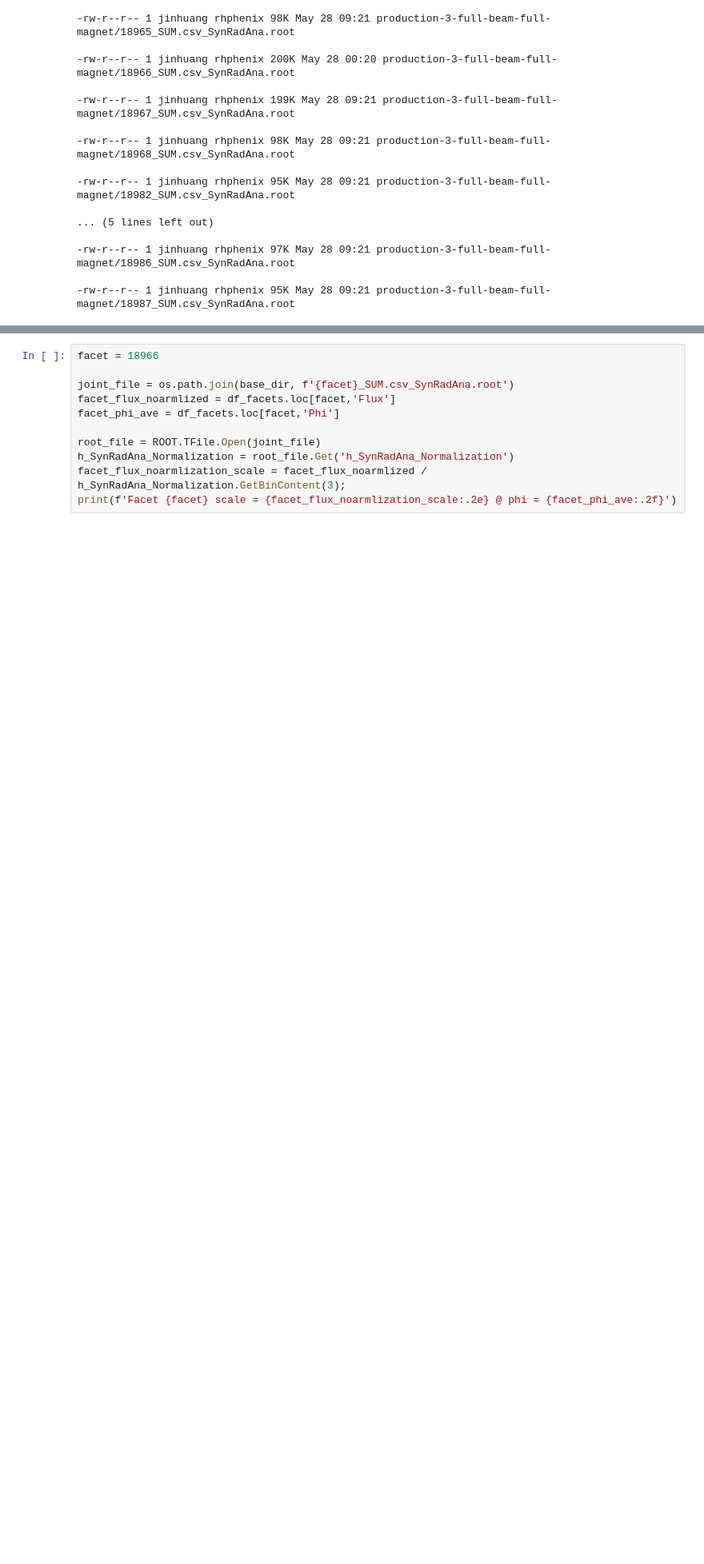
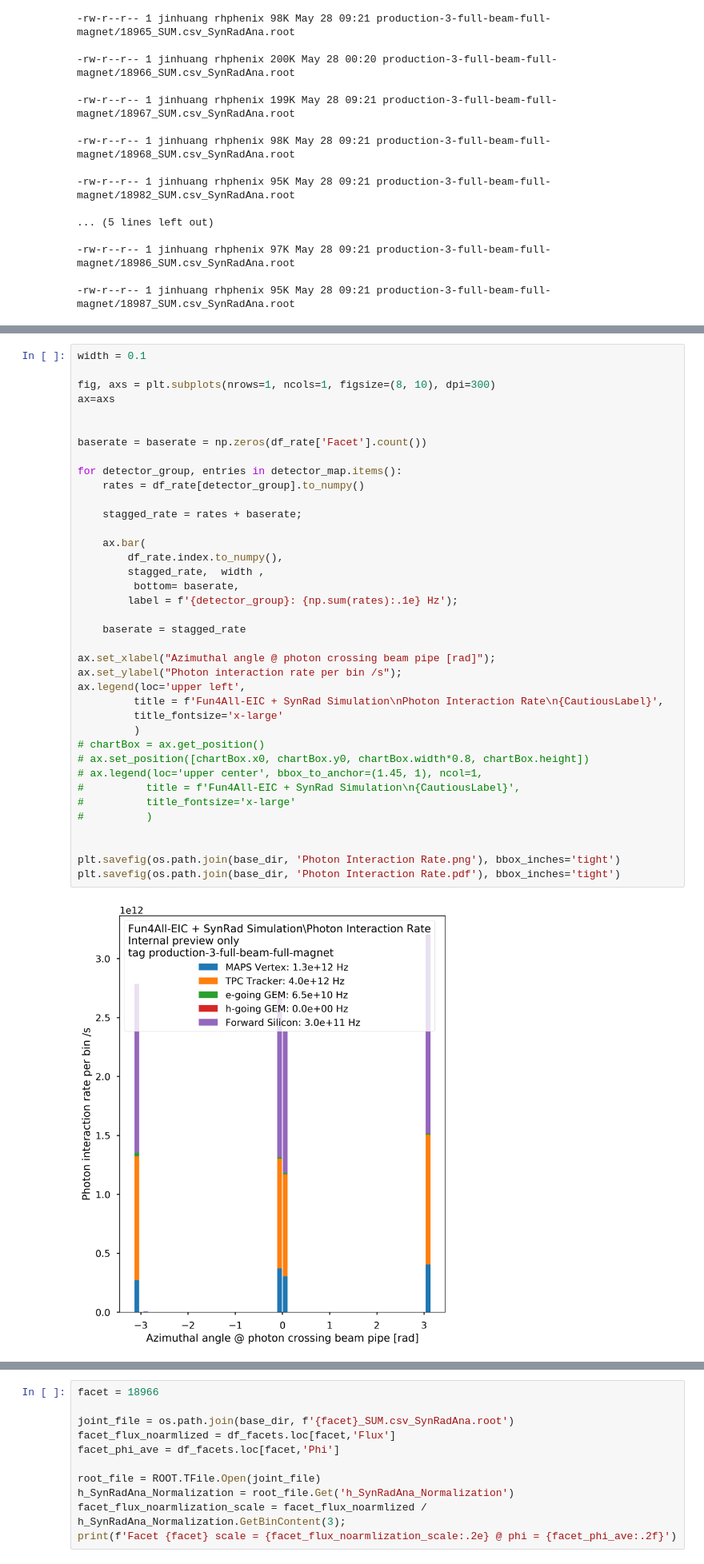
Before and after one commit to blackcathj/SynRad, a Jupyter notebook: RateCalculation.ipynb, the cells around one changed output, grey strips where cells are left out. Shown at 80% size. Saved outputs shown, nothing was run; the diff lists cells and outputs as text; blank space fills up the shorter version.

```diff
--- a/RateCalculation.ipynb
+++ b/RateCalculation.ipynb
@@ -196,0 +185,40 @@ dict_rate
+# %%
+width = 0.1
+
+fig, axs = plt.subplots(nrows=1, ncols=1, figsize=(8, 10), dpi=300)
+ax=axs
+
+
+baserate = baserate = np.zeros(df_rate['Facet'].count())
+
+for detector_group, entries in detector_map.items():
+    rates = df_rate[detector_group].to_numpy()
+
+    stagged_rate = rates + baserate;
+
+    ax.bar(
+        df_rate.index.to_numpy(),
+        stagged_rate,  width ,
+         bottom= baserate,
+        label = f'{detector_group}: {np.sum(rates):.1e} Hz');
+
+    baserate = stagged_rate
+
+ax.set_xlabel("Azimuthal angle @ photon crossing beam pipe [rad]");
+ax.set_ylabel("Photon interaction rate per bin /s");
+ax.legend(loc='upper left',
+         title = f'Fun4All-EIC + SynRad Simulation\nPhoton Interaction Rate\n{CautiousLabel}',
+         title_fontsize='x-large'
+         )
+# chartBox = ax.get_position()
+# ax.set_position([chartBox.x0, chartBox.y0, chartBox.width*0.8, chartBox.height])
+# ax.legend(loc='upper center', bbox_to_anchor=(1.45, 1), ncol=1,
+#          title = f'Fun4All-EIC + SynRad Simulation\n{CautiousLabel}',
+#          title_fontsize='x-large'
+#          )
+
+
+plt.savefig(os.path.join(base_dir, 'Photon Interaction Rate.png'), bbox_inches='tight')
+plt.savefig(os.path.join(base_dir, 'Photon Interaction Rate.pdf'), bbox_inches='tight')
+# %% [output]
+[figure, added]
```
Also changed, not shown: parts of 11 cells of this notebook, 15 other files.
